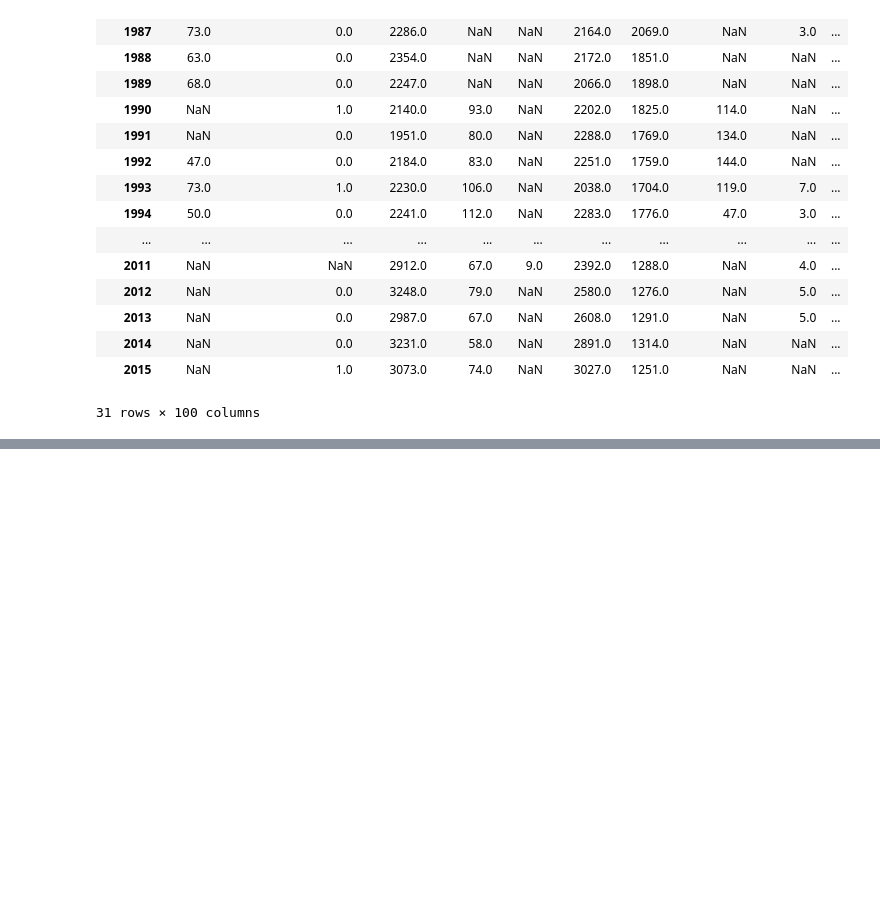
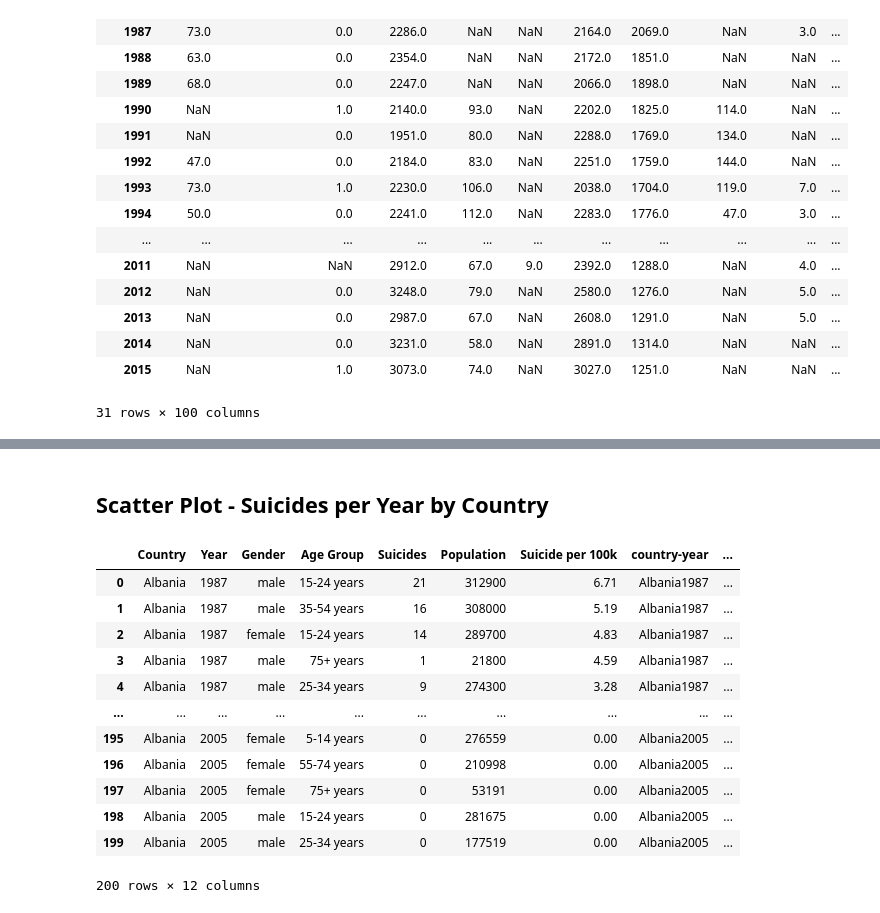
Before and after one commit to jaryan77/Suicide_Data_Analysis, a Jupyter notebook: main.ipynb, the cells around one changed output, grey strips where cells are left out. Drawn from its saved outputs; the diff is of its cells as text; code cells hidden in the pictures; blank space fills up the shorter version.

```diff
--- a/main.ipynb
+++ b/main.ipynb
@@ -167,0 +170,2 @@ Exception: You do not have ffmpeg installed on your machine. Download
+# %% [markdown]
+## Scatter Plot - Suicides per Year by Country
@@ -167,0 +175,21 @@ Exception: You do not have ffmpeg installed on your machine. Download
+# %%
+# drop = df1[df1['Year']==2016].index.tolist()
+# df1 = df1.drop(index=df1.index[drop])
+
+drop = data[data['Year']==2016].index.tolist()
+data = data.drop(index=data.index[drop])
+data.head(200)
+# %% [output]
+|  | Country | Year | Gender | Age Group | Suicides | Population | Suicide per 100k | country-year | ... |
+| 0 | Albania | 1987 | male | 15-24 years | 21 | 312900 | 6.71 | Albania1987 | ... |
+| 1 | Albania | 1987 | male | 35-54 years | 16 | 308000 | 5.19 | Albania1987 | ... |
+| 2 | Albania | 1987 | female | 15-24 years | 14 | 289700 | 4.83 | Albania1987 | ... |
+| 3 | Albania | 1987 | male | 75+ years | 1 | 21800 | 4.59 | Albania1987 | ... |
+| 4 | Albania | 1987 | male | 25-34 years | 9 | 274300 | 3.28 | Albania1987 | ... |
+| ... | ... | ... | ... | ... | ... | ... | ... | ... | ... |
+| 195 | Albania | 2005 | female | 5-14 years | 0 | 276559 | 0.00 | Albania2005 | ... |
+| 196 | Albania | 2005 | female | 55-74 years | 0 | 210998 | 0.00 | Albania2005 | ... |
+| 197 | Albania | 2005 | female | 75+ years | 0 | 53191 | 0.00 | Albania2005 | ... |
+| 198 | Albania | 2005 | male | 15-24 years | 0 | 281675 | 0.00 | Albania2005 | ... |
+| 199 | Albania | 2005 | male | 25-34 years | 0 | 177519 | 0.00 | Albania2005 | ... |
+200 rows × 12 columns
```
Also changed, not shown: parts of 7 cells of this notebook.
